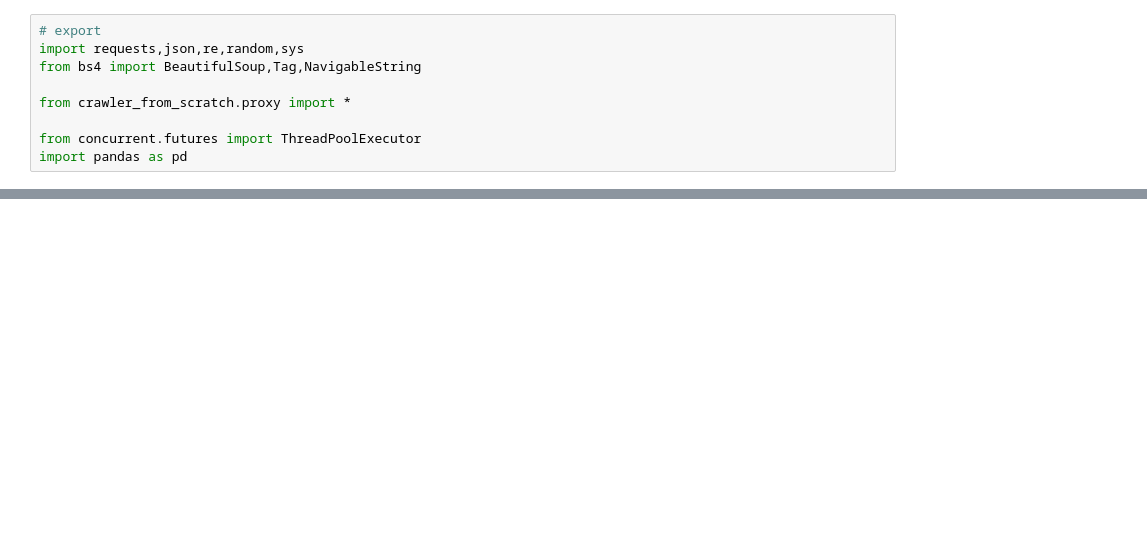
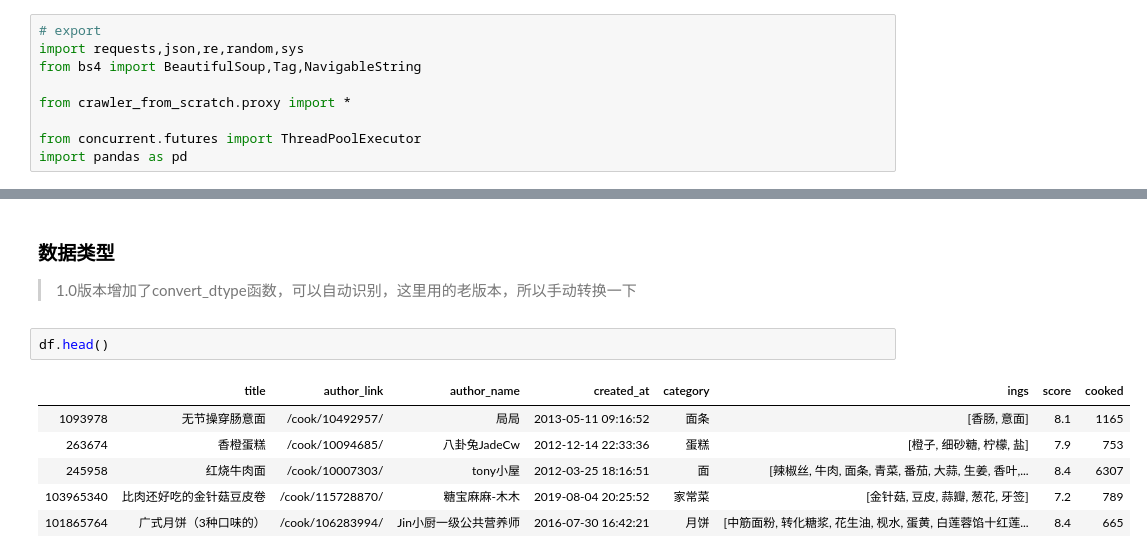
Before and after one commit to neo4dev/crawler_from_scratch, a Jupyter notebook: 13_Data_Analysis.ipynb, the cells around one changed output, grey strips where cells are left out. Cells and saved outputs as stored; diff of their text form; blank space fills up the shorter version.

```diff
--- a/13_Data_Analysis.ipynb
+++ b/13_Data_Analysis.ipynb
@@ -106,0 +56,12 @@ Counter(ings_list).most_common(20)
+# %% [markdown]
+### 数据类型
+> 1.0版本增加了convert_dtype函数，可以自动识别，这里用的老版本，所以手动转换一下
+# %%
+df.head()
+# %% [output]
+|  | title | author_link | author_name | created_at | category | ings | score | cooked |
+| 1093978 | 无节操穿肠意面 | /cook/10492957/ | 局局 | 2013-05-11 09:16:52 | 面条 | [香肠, 意面] | 8.1 | 1165 |
+| 263674 | 香橙蛋糕 | /cook/10094685/ | 八卦兔JadeCw | 2012-12-14 22:33:36 | 蛋糕 | [橙子, 细砂糖, 柠檬, 盐] | 7.9 | 753 |
+| 245958 | 红烧牛肉面 | /cook/10007303/ | tony小屋 | 2012-03-25 18:16:51 | 面 | [辣椒丝, 牛肉, 面条, 青菜, 番茄, 大蒜, 生姜, 香叶,... | 8.4 | 6307 |
+| 103965340 | 比肉还好吃的金针菇豆皮卷 | /cook/115728870/ | 糖宝麻麻-木木 | 2019-08-04 20:25:52 | 家常菜 | [金针菇, 豆皮, 蒜瓣, 葱花, 牙签] | 7.2 | 789 |
+| 101865764 | 广式月饼（3种口味的） | /cook/106283994/ | Jin小厨一级公共营养师 | 2016-07-30 16:42:21 | 月饼 | [中筋面粉, 转化糖浆, 花生油, 枧水, 蛋黄, 白莲蓉馅十红莲... | 8.4 | 665 |
```
Also changed, not shown: parts of 40 cells of this notebook, 11 other files.
